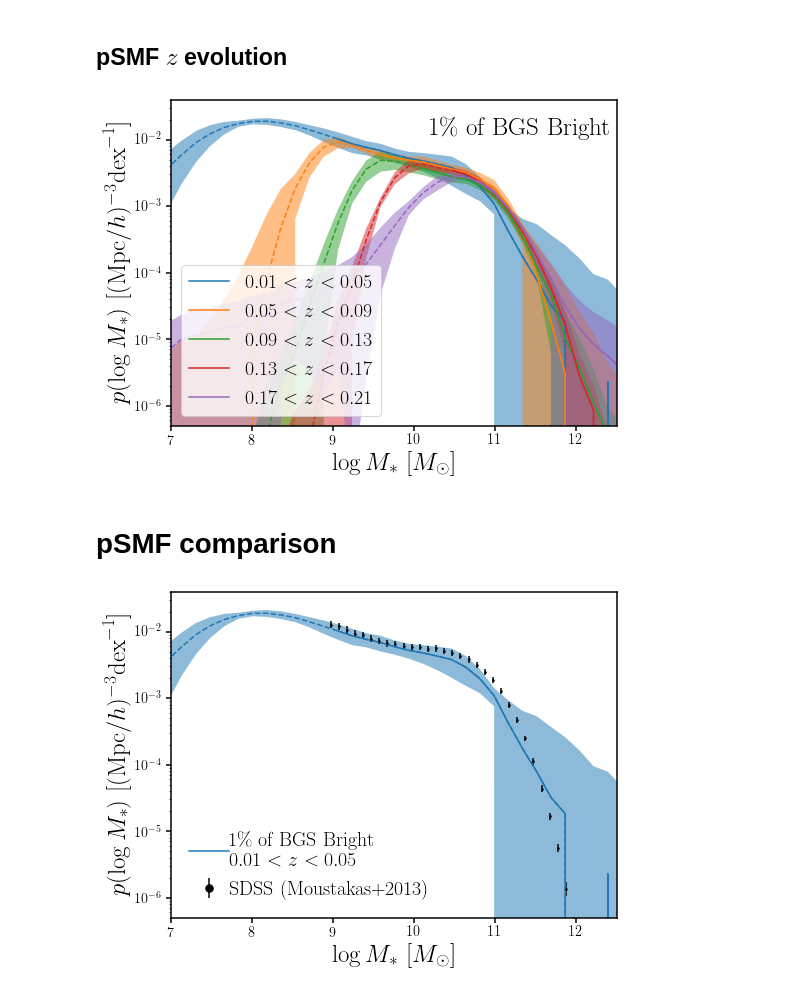
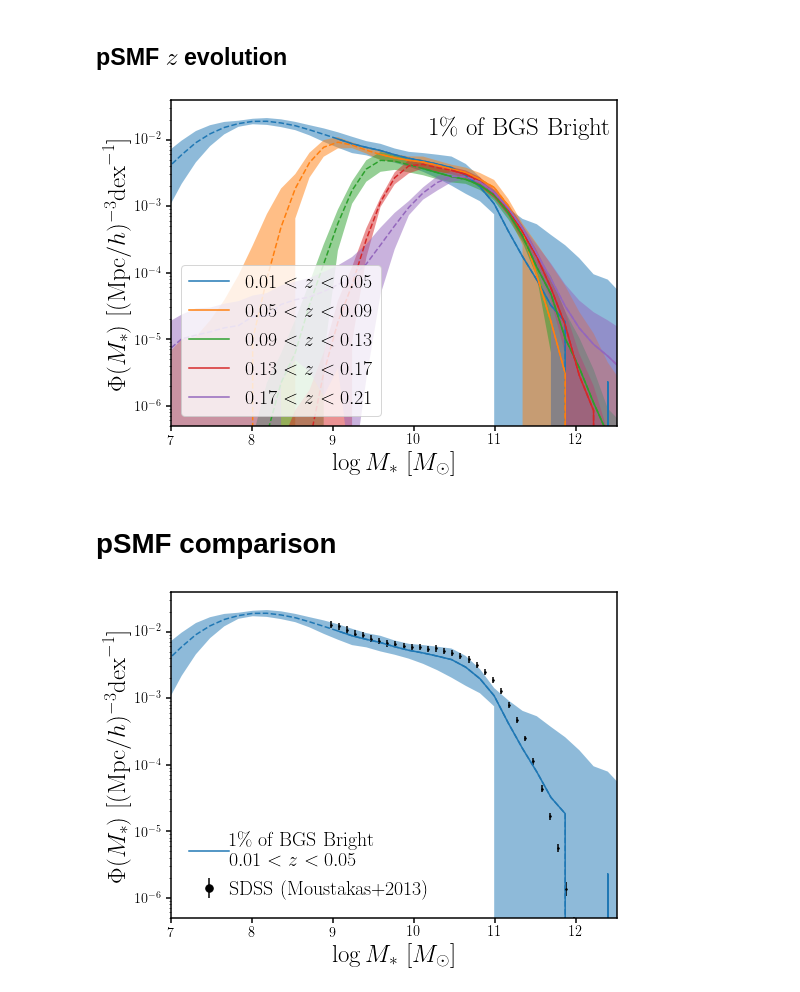
Before and after one commit to changhoonhahn/gapos, a Jupyter notebook: papers/edr/nb/psmf.ipynb, the cells around one changed output. Saved outputs shown, nothing was run; the diff lists cells and outputs as text; code cells hidden in the pictures.

```diff
--- a/papers/edr/nb/psmf.ipynb
+++ b/papers/edr/nb/psmf.ipynb
@@ -48,27 +48,27 @@ m13_logsmf_sig = np.array([0.052, 0.048, 0.059, 0.052, 0.050, 0.053, 0.046, 0.05
 # %%
 fig = plt.figure(figsize=(8,6))
 sub = fig.add_subplot(111)
 for i, zmin, zmax in zip(range(5), zmins, zmaxs):
 
     sub.plot(psmfs[i][:,0], psmfs[i][:,1], color='C%i' % i, ls='--')
     sub.plot(psmfs[i][:,0][psmfs[i][:,0] > Mlims[i]], psmfs[i][:,1][psmfs[i][:,0] > Mlims[i]], c='C%i' % i, ls='-')
     sub.fill_between(psmfs[i][:,0], psmfs[i][:,1]-psmfs[i][:,2], psmfs[i][:,1]+psmfs[i][:,2],
                      color='C%i' % i, edgecolor='none', alpha=0.5)
     sub.plot([], [], c='C%i' % i, label='$%.2f < z < %.2f$' % (zmin, zmax))
 
     #sub.step(be[:-1], h, where='pre', color='C%i' % i, linestyle='--')
     #sub.step(be[:-1][be[:-1] > mlim[2*i+1]], h[be[:-1] > mlim[2*i+1]], where='pre', color='C%i' % i, linestyle='-')
 
 sub.legend(loc='lower left', fontsize=20, markerscale=5, frameon=True)
 sub.set_xlabel(r'$\log M_*$  [$M_\odot$]', fontsize=25)
 sub.set_xlim(7., 12.5)
-sub.set_ylabel(r'$p(\log M_*)$  [$({\rm Mpc}/h)^{-3}{\rm dex}^{-1}$]', fontsize=25)
+sub.set_ylabel(r'$\Phi(M_*)$   [$({\rm Mpc}/h)^{-3}{\rm dex}^{-1}$]', fontsize=25)
 sub.set_yscale('log')
 sub.set_ylim(5e-7, 4e-2)
 sub.text(0.99, 0.95, r'1\% of BGS Bright', ha='right', va='top', fontsize=25, transform=sub.transAxes)
 fig.savefig('../figs/psmf_bgs_bright_zevo.pdf', bbox_inches='tight')
 # %% [output]
-[figure, old version]
+[figure, new version]
 # %% [markdown]
 # pSMF comparison
 # %%
@@ -89,10 +89,10 @@ sub.errorbar(m13_logms, 10**m13_logsmf,
 sub.legend(loc='lower left', fontsize=20, markerscale=5, handletextpad=0.)
 sub.set_xlabel(r'$\log M_*$  [$M_\odot$]', fontsize=25)
 sub.set_xlim(7., 12.5)
-sub.set_ylabel(r'$p(\log M_*)$  [$({\rm Mpc}/h)^{-3}{\rm dex}^{-1}$]', fontsize=25)
+sub.set_ylabel(r'$\Phi(M_*)$  [$({\rm Mpc}/h)^{-3}{\rm dex}^{-1}$]', fontsize=25)
 sub.set_yscale('log')
 sub.set_ylim(5e-7, 4e-2)
 #sub.text(0.95, 0.95, r'1\% of BGS Bright', ha='right', va='top', fontsize=25, transform=sub.transAxes)
 fig.savefig('../figs/psmf_bgs_bright_comp.pdf', bbox_inches='tight')
 # %% [output]
-[figure, old version]
+[figure, new version]
```
Also changed, not shown: 4 other files.
